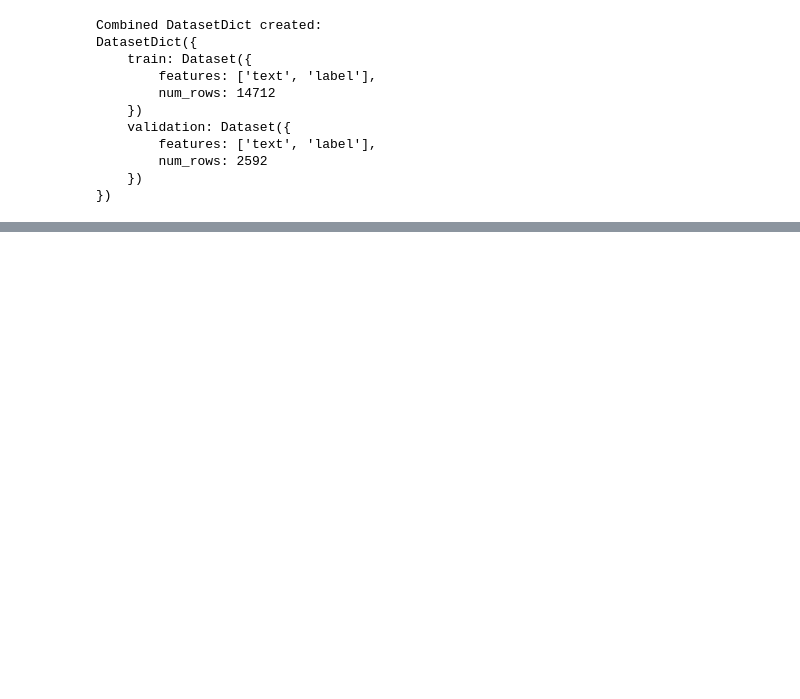
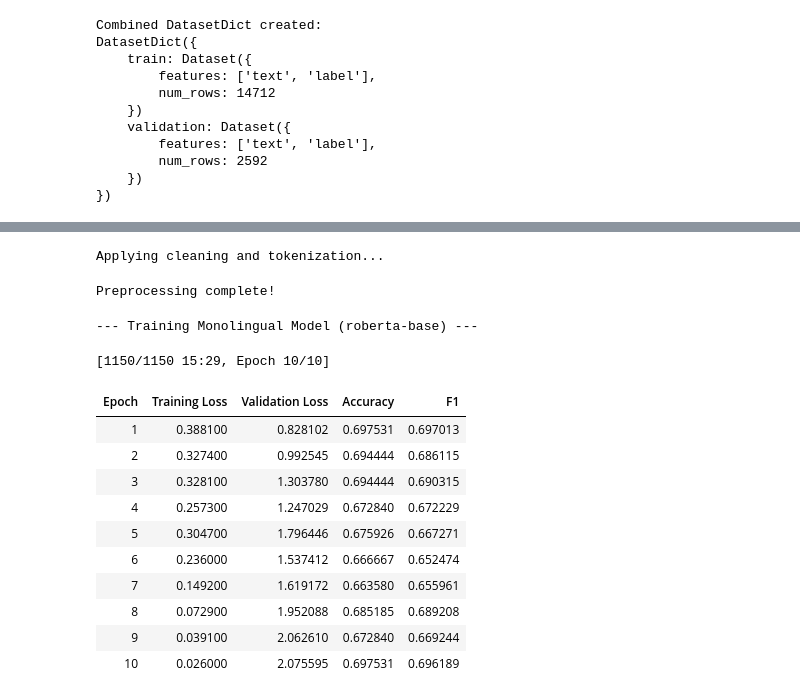
Before and after one commit to Jyotirya/Evaluation-of-Multilingual-Models, a Jupyter notebook: main.ipynb, the cells around one changed output, grey strips where cells are left out. Saved outputs shown, nothing was run; the diff lists cells and outputs as text; code cells hidden in the pictures; blank space fills up the shorter version.

```diff
--- a/main.ipynb
+++ b/main.ipynb
@@ -135,7 +163,14 @@ def clean_and_tokenize_multi(batch):
 
 # --- 3. Apply Tokenization ---
 print("Applying cleaning and tokenization...")
-tokenized_dataset_mono = dataset.map(clean_and_tokenize_mono, batched=True)
+
+# Create a DatasetDict for the monolingual model using only English data
+dataset_mono = DatasetDict({
+    'train': Dataset.from_pandas(df_english_train),
+    'validation': Dataset.from_pandas(df_english_val)
+})
+
+tokenized_dataset_mono = dataset_mono.map(clean_and_tokenize_mono, batched=True)
 tokenized_dataset_multi = dataset.map(clean_and_tokenize_multi, batched=True)
 
 # --- 4. Define Data Collators ---
@@ -143,6 +178,9 @@ data_collator_mono = DataCollatorWithPadding(tokenizer=mono_tokenizer)
 data_collator_multi = DataCollatorWithPadding(tokenizer=multi_tokenizer)
 
 print("Preprocessing complete!")
+# %% [output]
+Applying cleaning and tokenization...
+Preprocessing complete!
 # %%
 def compute_metrics(eval_pred):
     predictions, labels = eval_pred
@@ -155,33 +193,47 @@ def compute_metrics(eval_pred):
 # %%
 training_args = TrainingArguments(
     output_dir="./results",
-    num_train_epochs=3,
+    num_train_epochs=10,
     per_device_train_batch_size=16,
     per_device_eval_batch_size=16,
     warmup_steps=500,
     weight_decay=0.01,
     logging_dir="./logs",
     logging_steps=100,
-    evaluation_strategy="epoch",
+    eval_strategy="epoch", # Changed from evaluation_strategy
     save_strategy="epoch",
     load_best_model_at_end=True,
     report_to="none" # Disables wandb/tensorboard logging if you don't have it set up
 )
 
 
 trainer_mono = Trainer(
     model=mono_model,
     args=training_args,
     train_dataset=tokenized_dataset_mono["train"],
     eval_dataset=tokenized_dataset_mono["validation"],
     data_collator=data_collator_mono,
     tokenizer=mono_tokenizer,
     compute_metrics=compute_metrics,
 )
 
 print("--- Training Monolingual Model (roberta-base) ---")
 trainer_mono.train()
 trainer_mono.save_model("./models/roberta-base-finetuned")
+# %% [output]
+--- Training Monolingual Model (roberta-base) ---
+[1150/1150 15:29, Epoch 10/10]
+| Epoch | Training Loss | Validation Loss | Accuracy | F1 |
+| 1 | 0.388100 | 0.828102 | 0.697531 | 0.697013 |
+| 2 | 0.327400 | 0.992545 | 0.694444 | 0.686115 |
+| 3 | 0.328100 | 1.303780 | 0.694444 | 0.690315 |
+| 4 | 0.257300 | 1.247029 | 0.672840 | 0.672229 |
+| 5 | 0.304700 | 1.796446 | 0.675926 | 0.667271 |
+| 6 | 0.236000 | 1.537412 | 0.666667 | 0.652474 |
+| 7 | 0.149200 | 1.619172 | 0.663580 | 0.655961 |
+| 8 | 0.072900 | 1.952088 | 0.685185 | 0.689208 |
+| 9 | 0.039100 | 2.062610 | 0.672840 | 0.669244 |
+| 10 | 0.026000 | 2.075595 | 0.697531 | 0.696189 |
 # %%
 # Create new args to point to a different output directory
 training_args_multi = TrainingArguments(
```
Also changed, not shown: parts of 11 cells of this notebook.
